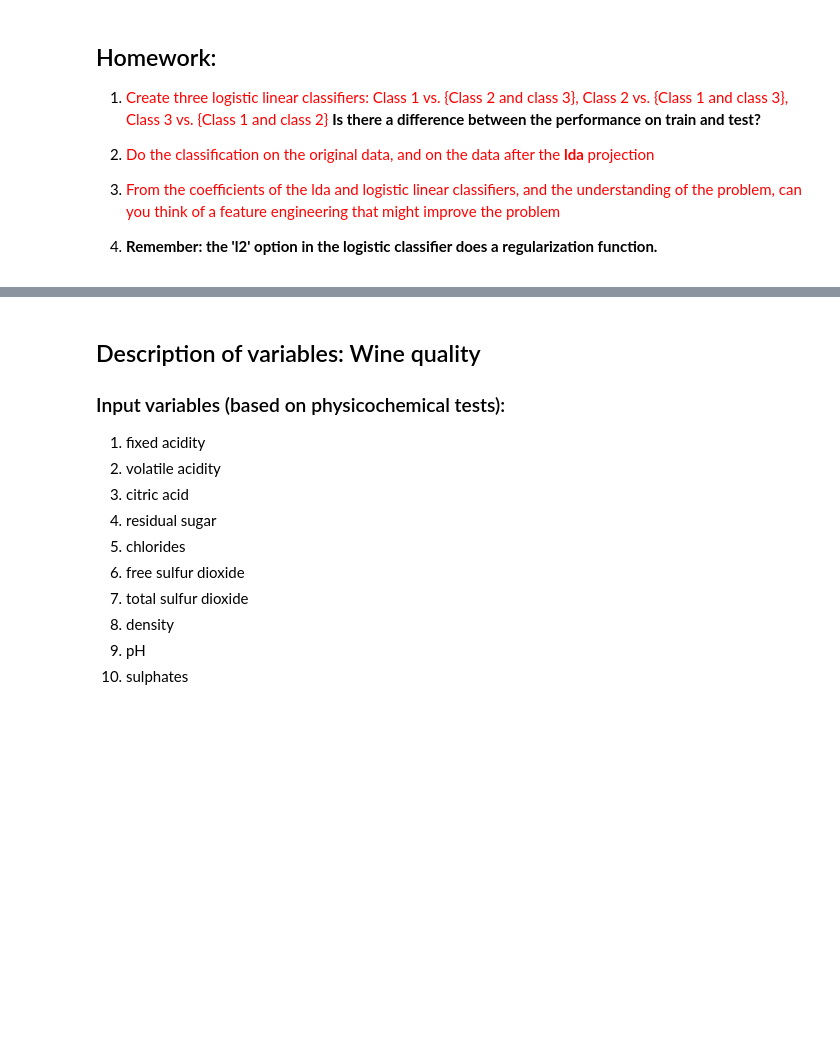
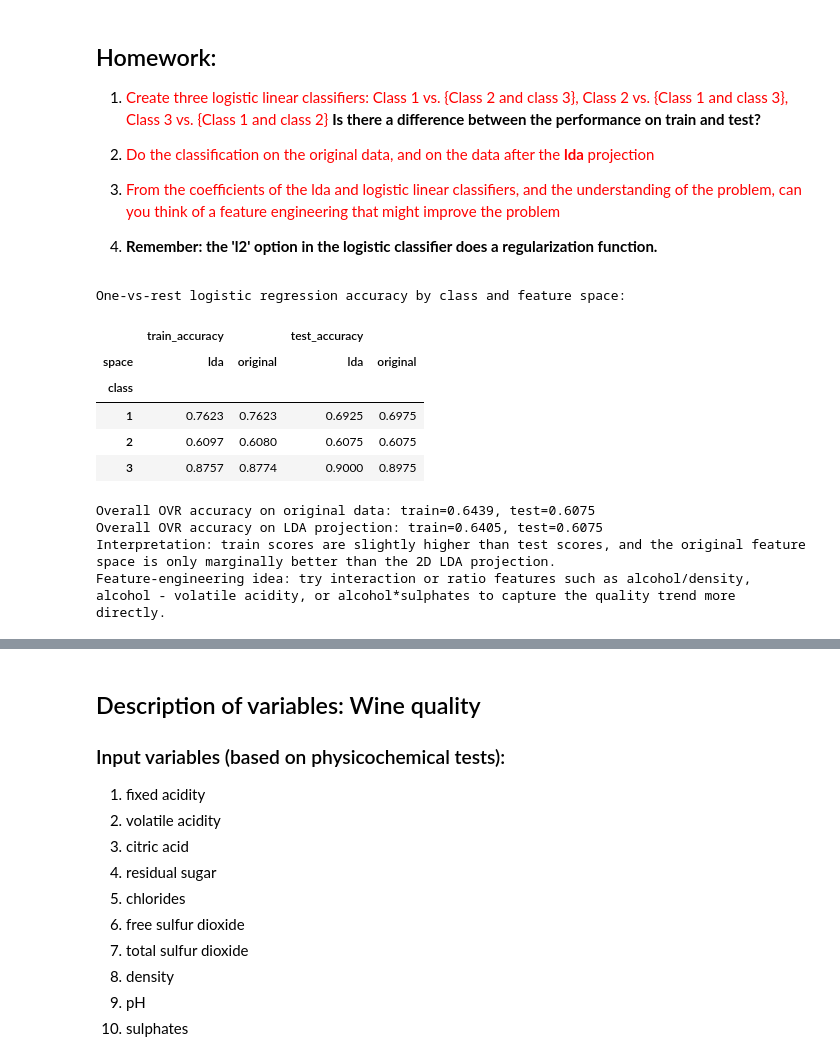
Before and after one commit to unworthyzeus/mlearn-lab, a Jupyter notebook: FifthPractice/FifthPractice.ipynb, the cells around one changed output, grey strips where cells are left out. Saved outputs shown, nothing was run; the diff lists cells and outputs as text; code cells hidden in the pictures; blank space fills up the shorter version.

```diff
--- a/FifthPractice/FifthPractice.ipynb
+++ b/FifthPractice/FifthPractice.ipynb
@@ -138,3 +138,9 @@ print('** Important: Use the same scaler for the test database!**')
 # %% [output]
 StandardScaler()
 ** Important: Use the same scaler for the test database!**
+# %%
+X_test = TestDB[InputFeatures]
+y_test = TestDB['quality']
+X_test = scaler.transform(X_test)
+X_test = pd.DataFrame(data = X_test, columns = InputFeatures)
+print('Test database standardized with the training scaler.')
@@ -147,3 +155,7 @@ lda = LinearDiscriminantAnalysis(n_components=Dimension_of_projection)
 X_lda = lda.fit(X, y).transform(X)
 
 X_lda = pd.DataFrame(data = X_lda, columns = ['dim1','dim2'])
+# %%
+X_test_lda = lda.transform(X_test)
+X_test_lda = pd.DataFrame(data = X_test_lda, columns = ['dim1','dim2'])
+print('Test database projected with the same LDA model.')
@@ -240,3 +267,58 @@ ax =Means_Lda.plot.bar()
 2. <font color='red'>  Do the classification on the original data, and on the data after the **lda** projection</font>
 3. <font color='red'>   From the coefficients of the lda and  logistic linear classifiers, and the understanding of the problem, can you think of a feature engineering that might improve the problem</font>
 4. **Remember: the 'l2' option in the logistic classifier does a regularization function.**
+# %%
+from IPython.display import display
+from sklearn.linear_model import LogisticRegression
+from sklearn.multiclass import OneVsRestClassifier
+
+
+def one_vs_rest_summary(X_train, X_test, y_train, y_test):
+    rows = []
+    for cls in sorted(y_train.unique()):
+        y_train_binary = (y_train == cls).astype(int)
+        y_test_binary = (y_test == cls).astype(int)
+        model = LogisticRegression(max_iter=2000, solver='liblinear', random_state=0)
+        model.fit(X_train, y_train_binary)
+        rows.append({
+            'class': cls,
+            'train_accuracy': accuracy_score(y_train_binary, model.predict(X_train)),
+            'test_accuracy': accuracy_score(y_test_binary, model.predict(X_test))
+        })
+    return pd.DataFrame(rows)
+
+original_results = one_vs_rest_summary(X, X_test, y, y_test)
+lda_results = one_vs_rest_summary(X_lda, X_test_lda, y, y_test)
+
+summary = pd.concat(
+    [
+        original_results.assign(space='original'),
+        lda_results.assign(space='lda')
+    ],
+    ignore_index=True
+)
+
+print('One-vs-rest logistic regression accuracy by class and feature space:')
+display(summary.pivot(index='class', columns='space', values=['train_accuracy', 'test_accuracy']).round(4))
+
+overall_original = OneVsRestClassifier(LogisticRegression(max_iter=2000, solver='liblinear', random_state=0))
+overall_original.fit(X, y)
+overall_lda = OneVsRestClassifier(LogisticRegression(max_iter=2000, solver='liblinear', random_state=0))
+overall_lda.fit(X_lda, y)
+
+print(f'Overall OVR accuracy on original data: train={accuracy_score(y, overall_original.predict(X)):.4f}, test={accuracy_score(y_test, overall_original.predict(X_test)):.4f}')
+print(f'Overall OVR accuracy on LDA projection: train={accuracy_score(y, overall_lda.predict(X_lda)):.4f}, test={accuracy_score(y_test, overall_lda.predict(X_test_lda)):.4f}')
+print('Interpretation: train scores are slightly higher than test scores, and the original feature space is only marginally better than the 2D LDA projection.')
+print('Feature-engineering idea: try interaction or ratio features such as alcohol/density, alcohol - volatile acidity, or alcohol*sulphates to capture the quality trend more directly.')
+# %% [output]
+One-vs-rest logistic regression accuracy by class and feature space:
+|  | train_accuracy |  | test_accuracy |  |
+| space | lda | original | lda | original |
+| class |  |  |  |  |
+| 1 | 0.7623 | 0.7623 | 0.6925 | 0.6975 |
+| 2 | 0.6097 | 0.6080 | 0.6075 | 0.6075 |
+| 3 | 0.8757 | 0.8774 | 0.9000 | 0.8975 |
+Overall OVR accuracy on original data: train=0.6439, test=0.6075
+Overall OVR accuracy on LDA projection: train=0.6405, test=0.6075
+Interpretation: train scores are slightly higher than test scores, and the original feature space is only marginally better than the 2D LDA projection.
+Feature-engineering idea: try interaction or ratio features such as alcohol/density, alcohol - volatile acidity, or alcohol*sulphates to capture the quality trend more directly.
```
Also changed, not shown: parts of 14 cells of this notebook, 2 other files.
